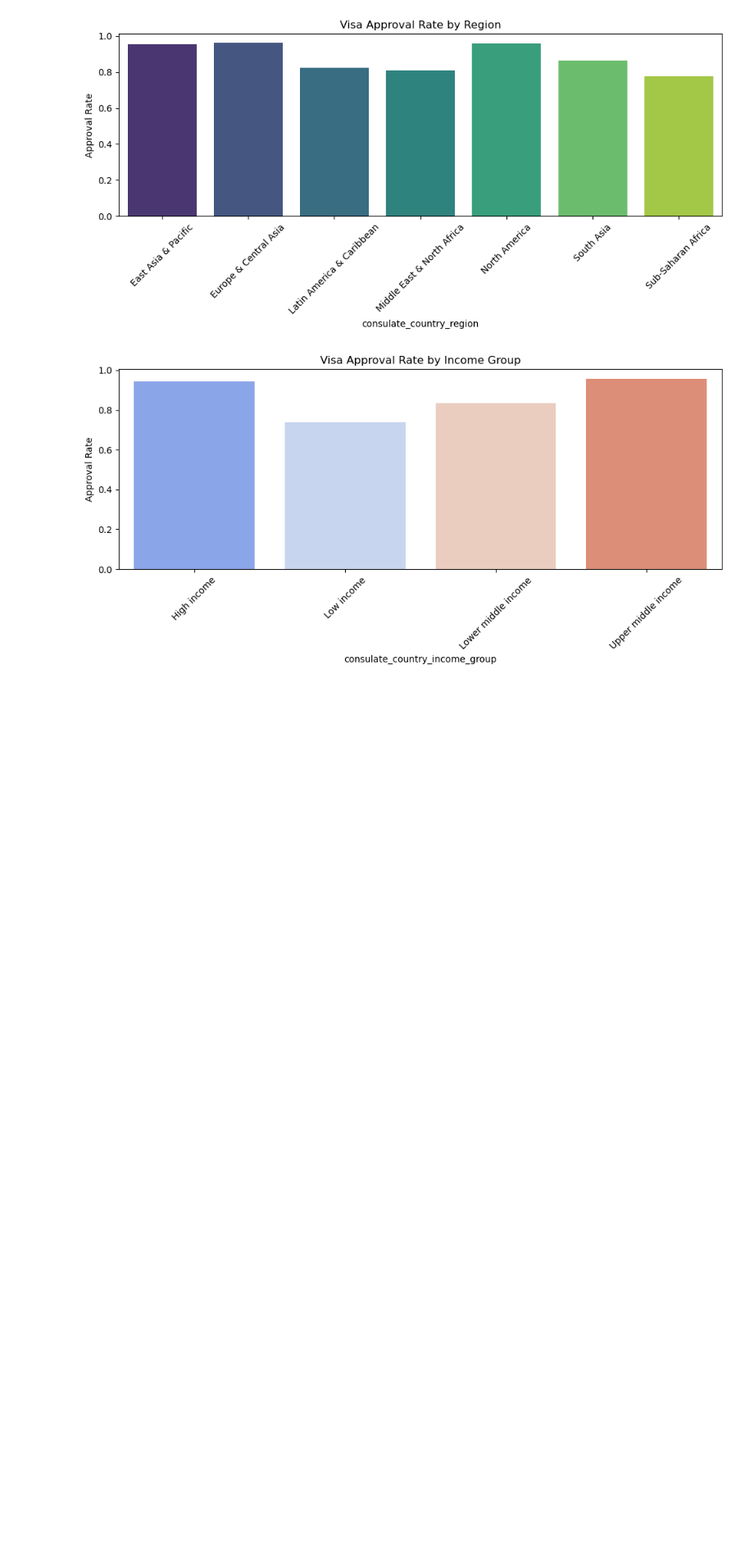
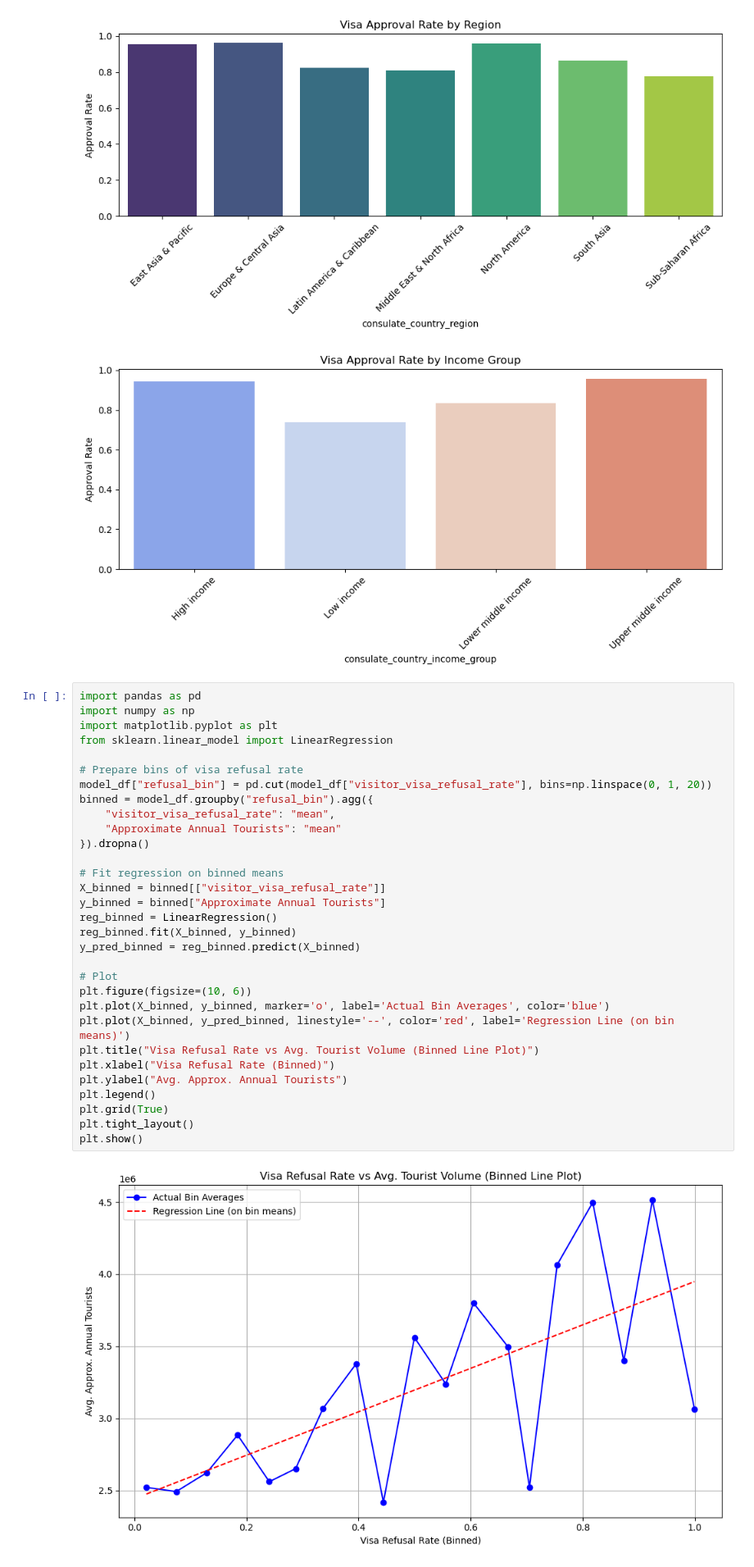
Before and after one commit to iremsuozdemir/DSA210, a Jupyter notebook: dsa210project.ipynb, the cells around one changed output. Shown at 82% size. Drawn from its saved outputs; the diff is of its cells as text; blank space fills up the shorter version.

```diff
--- a/dsa210project.ipynb
+++ b/dsa210project.ipynb
@@ -287,3 +314,36 @@ dtype: int64
 [figure]
 [figure]
 [figure]
+# %%
+import pandas as pd
+import numpy as np
+import matplotlib.pyplot as plt
+from sklearn.linear_model import LinearRegression
+
+# Prepare bins of visa refusal rate
+model_df["refusal_bin"] = pd.cut(model_df["visitor_visa_refusal_rate"], bins=np.linspace(0, 1, 20))
+binned = model_df.groupby("refusal_bin").agg({
+    "visitor_visa_refusal_rate": "mean",
+    "Approximate Annual Tourists": "mean"
+}).dropna()
+
+# Fit regression on binned means
+X_binned = binned[["visitor_visa_refusal_rate"]]
+y_binned = binned["Approximate Annual Tourists"]
+reg_binned = LinearRegression()
+reg_binned.fit(X_binned, y_binned)
+y_pred_binned = reg_binned.predict(X_binned)
+
+# Plot
+plt.figure(figsize=(10, 6))
+plt.plot(X_binned, y_binned, marker='o', label='Actual Bin Averages', color='blue')
+plt.plot(X_binned, y_pred_binned, linestyle='--', color='red', label='Regression Line (on bin means)')
+plt.title("Visa Refusal Rate vs Avg. Tourist Volume (Binned Line Plot)")
+plt.xlabel("Visa Refusal Rate (Binned)")
+plt.ylabel("Avg. Approx. Annual Tourists")
+plt.legend()
+plt.grid(True)
+plt.tight_layout()
+plt.show()
+# %% [output]
+[figure, added]
```
Also changed, not shown: parts of 12 cells of this notebook.
